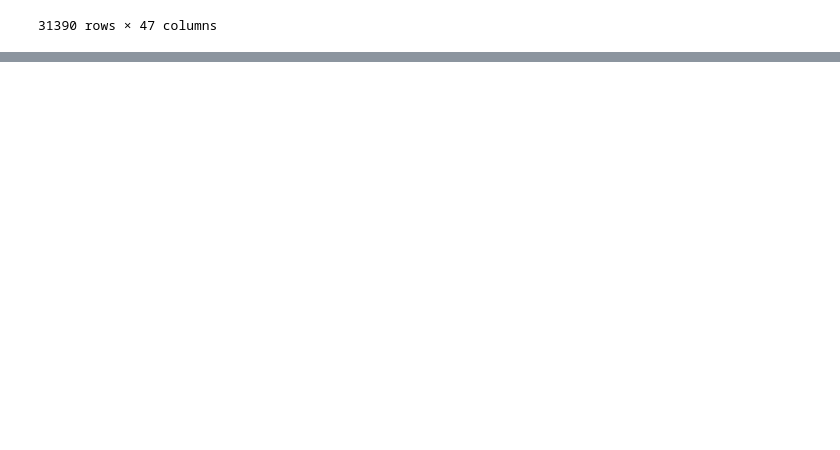
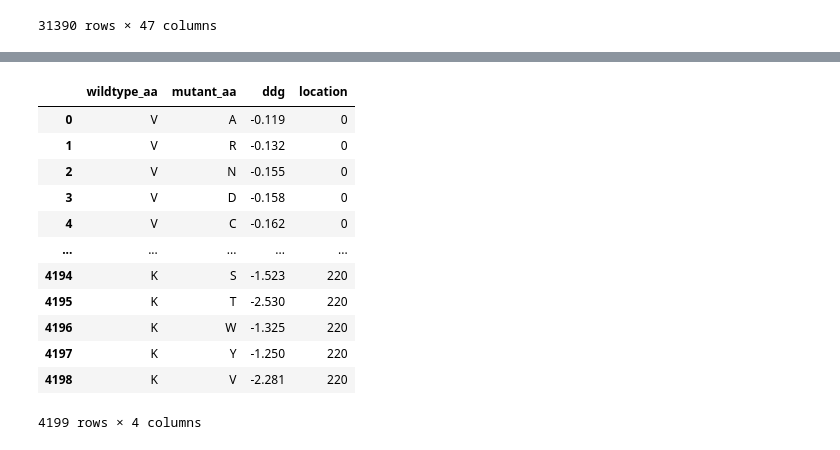
Before and after one commit to mattocanas/Novozyme-Stability-Prediction, a Jupyter notebook: Main.ipynb, the cells around one changed output, grey strips where cells are left out. Drawn from its saved outputs; the diff is of its cells as text; code cells hidden in the pictures; blank space fills up the shorter version.

```diff
--- a/Main.ipynb
+++ b/Main.ipynb
@@ -720,0 +993,34 @@ train_df
+# %%
+# 1.1 – Define the path to the model output text file (I'm using mine but you can use the original)
+DEEPDDG_PRED_TXT_PATH = "/content/drive/My Drive/Synbio/wildtype_structure_prediction_af2.deepddg.ddg.txt"
+# %%
+# 1.2 – Read the txt file into a pandas dataframe specifying a space as the delimiter
+#       --> This introduces some weirdness with the number of columns... so we have to drop some and rename them
+#       --> We also drop the #chain column as it contains no usable information (all rows are the same --> A)
+#       --> We also rename the columns to be more user friendly (note ddg stands for ΔΔG)
+deepddg_pred_df = pd.read_table(DEEPDDG_PRED_TXT_PATH, sep=" ").drop(columns=["#chain", "ddG", "is", "stable,", "is.1", "unstable)", "<0"])
+deepddg_pred_df.columns = ["wildtype_aa", "residue_id", "mutant_aa", "ddg", "ddg_"]
+# %%
+# 1.3 – Coerce all the ddg values to be in the right column
+deepddg_pred_df["ddg"] = deepddg_pred_df["ddg"].fillna(0.0)+deepddg_pred_df["ddg_"].fillna(0.0)
+deepddg_pred_df = deepddg_pred_df.drop(columns=["ddg_"])
+# %%
+# 1.4 – Change edit location string name and change from 1-indexed to 0-indexed
+deepddg_pred_df.loc[:,'location'] = deepddg_pred_df["residue_id"]-1
+deepddg_pred_df = deepddg_pred_df.drop(columns=["residue_id"])
+# %%
+deepddg_pred_df
+# %% [output]
+|  | wildtype_aa | mutant_aa | ddg | location |
+| 0 | V | A | -0.119 | 0 |
+| 1 | V | R | -0.132 | 0 |
+| 2 | V | N | -0.155 | 0 |
+| 3 | V | D | -0.158 | 0 |
+| 4 | V | C | -0.162 | 0 |
+| ... | ... | ... | ... | ... |
+| 4194 | K | S | -1.523 | 220 |
+| 4195 | K | T | -2.530 | 220 |
+| 4196 | K | W | -1.325 | 220 |
+| 4197 | K | Y | -1.250 | 220 |
+| 4198 | K | V | -2.281 | 220 |
+4199 rows × 4 columns
```
Also changed, not shown: parts of 25 cells of this notebook.
